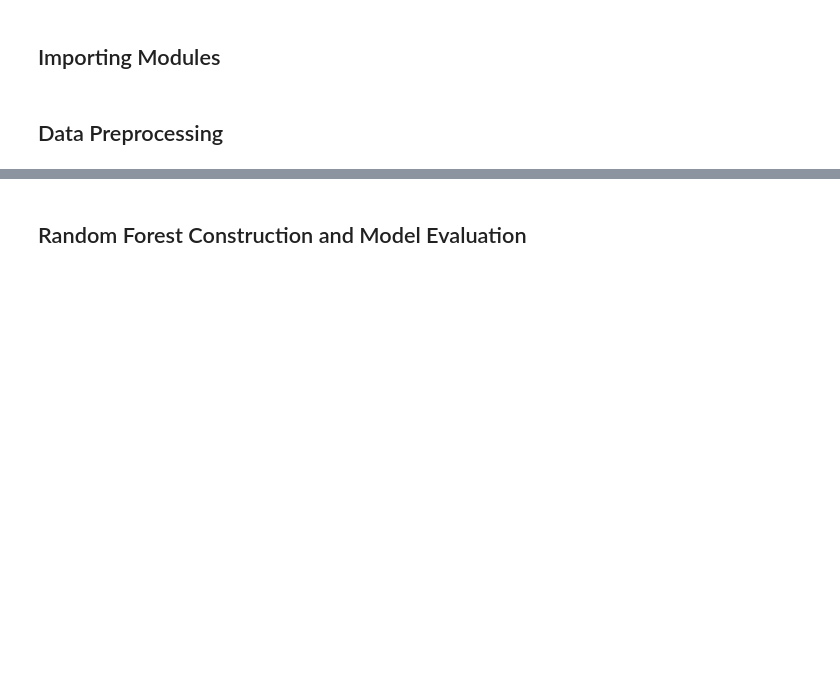
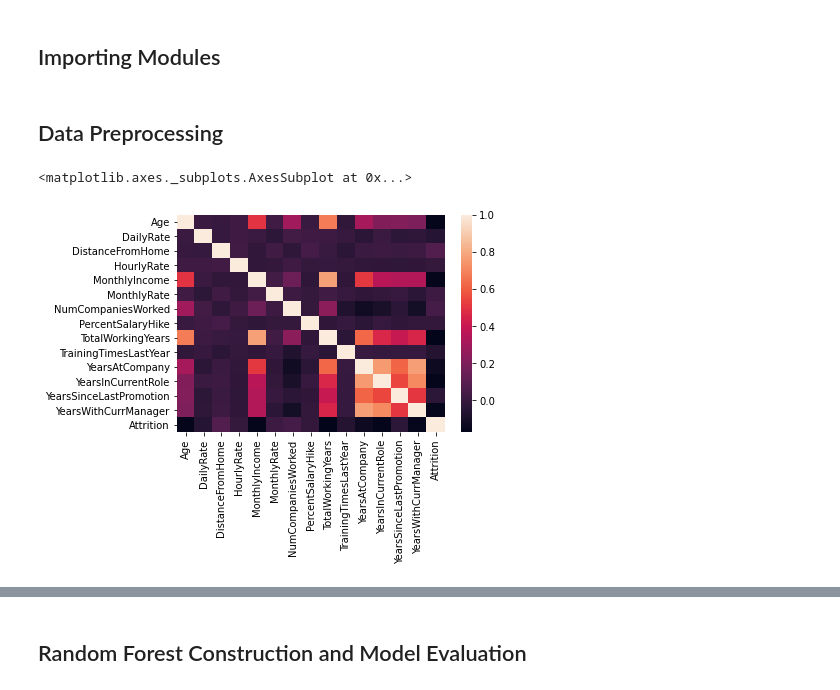
Before and after one commit to Xusong1998/Data-Analytics-Project, a Jupyter notebook: HR_Attrition_Data_Modeling.ipynb, the cells around one changed output, grey strips where cells are left out. Saved outputs shown, nothing was run; the diff lists cells and outputs as text; code cells hidden in the pictures; blank space fills up the shorter version.

Commit message:
Add correlation heatmap

```diff
--- a/HR_Attrition_Data_Modeling.ipynb
+++ b/HR_Attrition_Data_Modeling.ipynb
@@ -38,3 +38,12 @@ non_numeric_cols = ['JobLevel','StockOptionLevel','BusinessTravel_Non-Travel','B
                     'RelationshipSatisfaction','WorkLifeBalance'] #Categorical Columns
 
 numeric_df = attrition_df.drop(non_numeric_cols, axis=1) #Dataframe with only numerical columns, including Y-column 'Attrition'
+# %%
+# Check correlation of dependent variables
+corr = numeric_df.corr()
+sns.heatmap(corr,
+        xticklabels=corr.columns,
+        yticklabels=corr.columns)
+# %% [output]
+<matplotlib.axes._subplots.AxesSubplot at 0x...>
+[figure, added]
```
Also changed, not shown: parts of 1 cell of this notebook.
